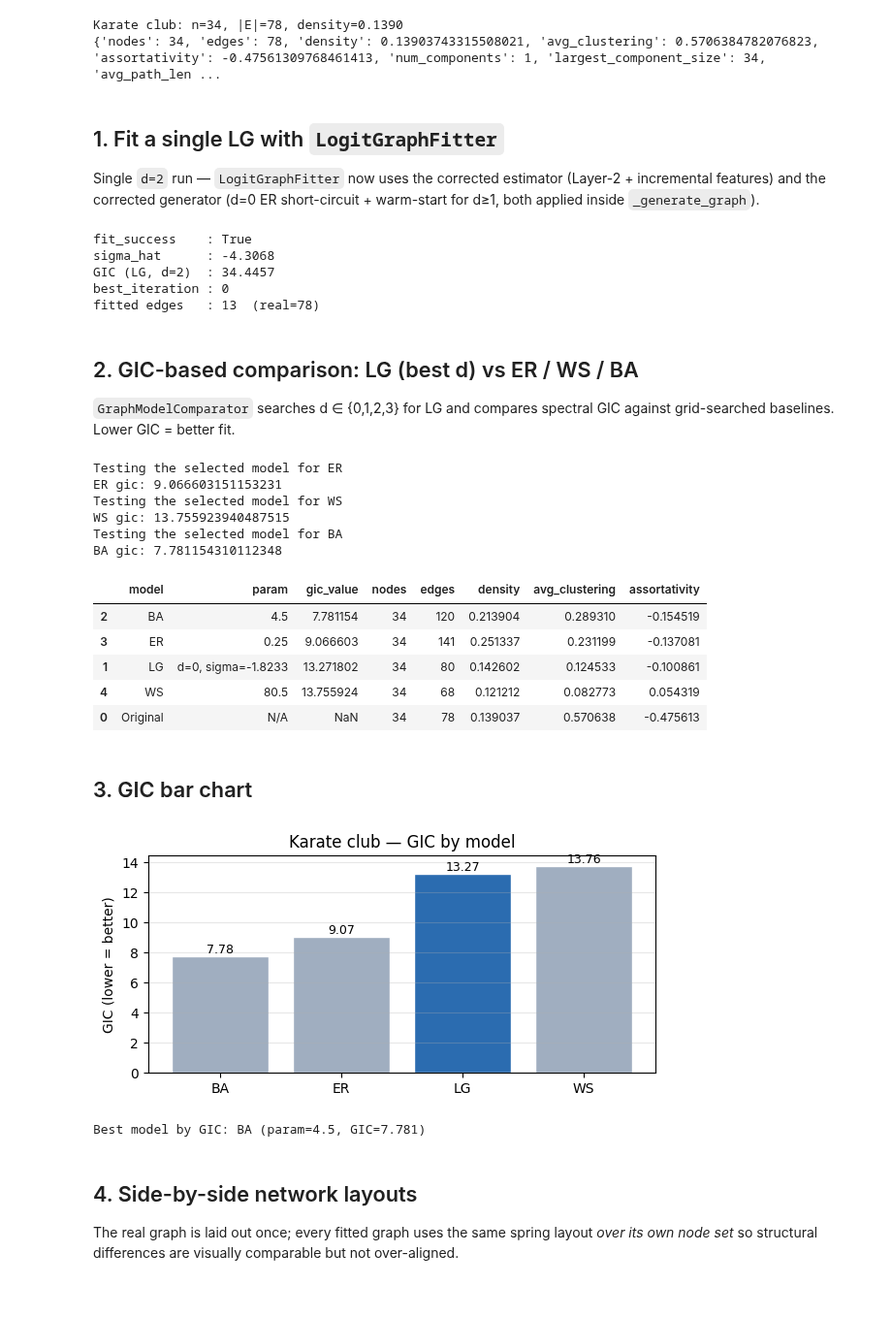
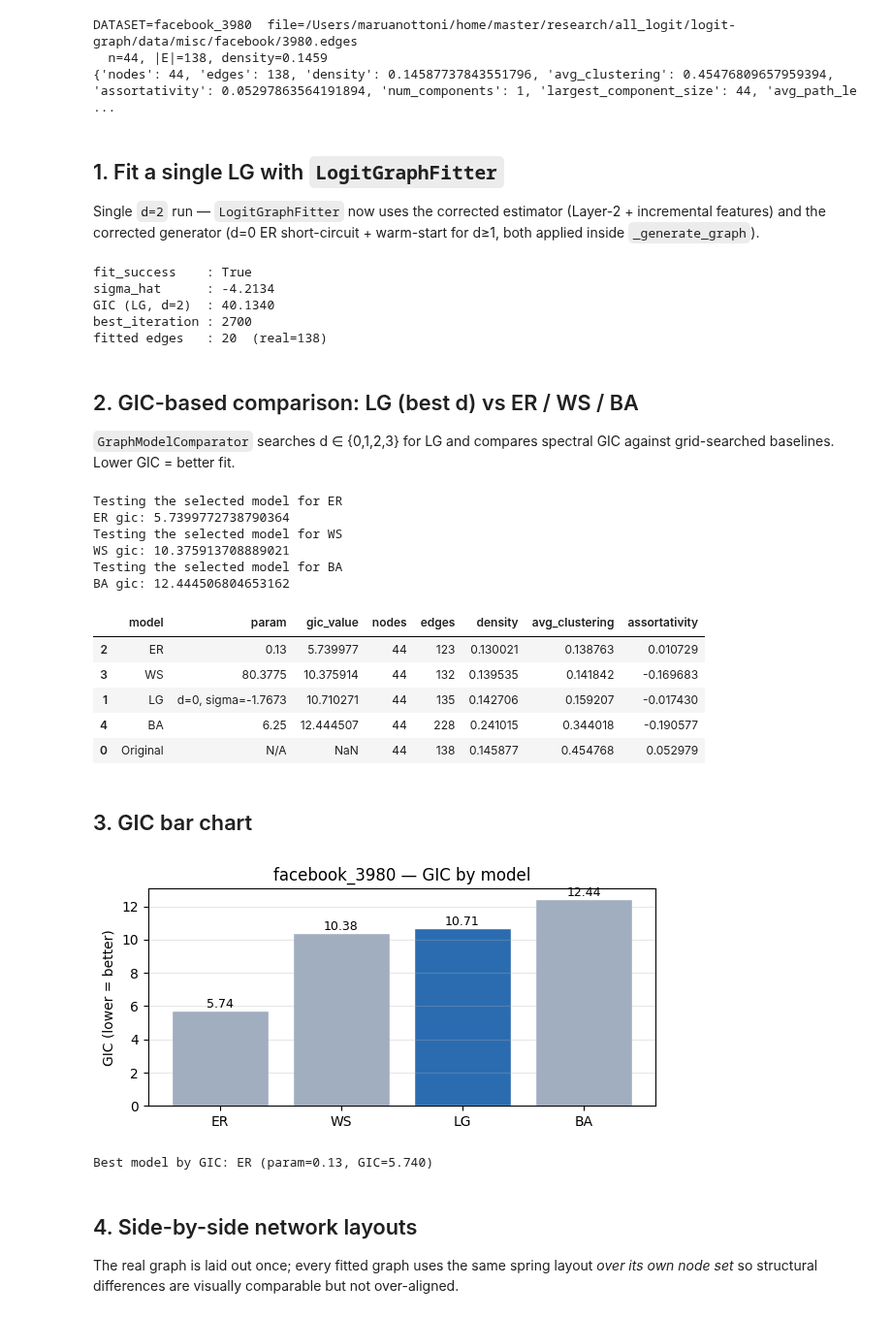
Before and after one commit to mbottoni/logit-graph, a Jupyter notebook: notebooks/refactors/1-fit-single-net.ipynb, the cells around one changed output. Shown at 97% size. Drawn from its saved outputs; the diff is of its cells as text; code cells hidden in the pictures.

```diff
--- a/notebooks/refactors/1-fit-single-net.ipynb
+++ b/notebooks/refactors/1-fit-single-net.ipynb
@@ -19,6 +27,7 @@ for v in ("OPENBLAS_NUM_THREADS", "OMP_NUM_THREADS", "MKL_NUM_THREADS"):
 import warnings
 warnings.filterwarnings("ignore", category=DeprecationWarning)
 
+from pathlib import Path
 import numpy as np
 import pandas as pd
 import matplotlib.pyplot as plt
@@ -34,13 +43,45 @@ from logit_graph.gic import GraphInformationCriterion
 SEED = 0
 np.random.seed(SEED)
 
-G_real = nx.karate_club_graph()
-print(f"Karate club: n={G_real.number_of_nodes()}, |E|={G_real.number_of_edges()}, "
-      f"density={nx.density(G_real):.4f}")
+# ---- DATASET selection ----------------------------------------------------
+# Change DATASET to any of the keys below to switch networks.
+DATA_ROOT = Path("..") / ".." / "data"
+DATASETS = {
+    "facebook_3980": DATA_ROOT / "misc" / "facebook" / "3980.edges",
+    "facebook_698":  DATA_ROOT / "misc" / "facebook" / "698.edges",
+    "facebook_414":  DATA_ROOT / "misc" / "facebook" / "414.edges",
+    "twitter_101859065": DATA_ROOT / "misc" / "twitter" / "101859065.edges",
+    "twitter_10146102":  DATA_ROOT / "misc" / "twitter" / "10146102.edges",
+    "twitch_ENGB": DATA_ROOT / "twitch" / "graphs_processed" / "ENGB_graph.edges",
+}
+DATASET = "facebook_3980"   # ← change me
+
+edge_path = DATASETS[DATASET].resolve()
+assert edge_path.is_file(), f"Missing dataset file: {edge_path}"
+
+def _load_edges(path: Path) -> nx.Graph:
+    G = nx.read_edgelist(path, nodetype=int)
+    G = nx.Graph(G)                     # ensure undirected, no parallel edges
+    G.remove_edges_from(nx.selfloop_edges(G))
+    if G.number_of_nodes() == 0:
+        raise ValueError(f"Empty graph loaded from {path}")
+    # Take the largest connected component so spectrum/path-length attributes are well-defined.
+    cc = max(nx.connected_components(G), key=len)
+    return G.subgraph(cc).copy()
+
+G_real = _load_edges(edge_path)
+G_real = nx.convert_node_labels_to_integers(G_real)
+
+print(f"DATASET={DATASET}  file={edge_path}")
+print(
+    f"  n={G_real.number_of_nodes()}, |E|={G_real.number_of_edges()}, "
+    f"density={nx.density(G_real):.4f}"
+)
 print(calculate_graph_attributes(G_real))
 # %% [output]
-Karate club: n=34, |E|=78, density=0.1390
-{'nodes': 34, 'edges': 78, 'density': 0.13903743315508021, 'avg_clustering': 0.5706384782076823, 'assortativity': -0.47561309768461413, 'num_components': 1, 'largest_component_size': 34, 'avg_path_len ...
+DATASET=facebook_3980  file=/Users/maruanottoni/home/master/research/all_logit/logit-graph/data/misc/facebook/3980.edges
+  n=44, |E|=138, density=0.1459
+{'nodes': 44, 'edges': 138, 'density': 0.14587737843551796, 'avg_clustering': 0.45476809657959394, 'assortativity': 0.05297863564191894, 'num_components': 1, 'largest_component_size': 44, 'avg_path_le ...
 # %% [markdown]
 ## 1. Fit a single LG with `LogitGraphFitter`
 
@@ -50,7 +91,7 @@ short-circuit + warm-start for d≥1, both applied inside `_generate_graph`).
 # %%
 fitter = LogitGraphFitter(
     d=2,
-    n_iteration=3000,
+    n_iteration=5000,
     patience=500,
     dist_type="KL",
     min_gic_threshold=5,
@@ -65,10 +106,10 @@ print(f"best_iteration : {fitter.metadata['best_iteration']}")
 print(f"fitted edges   : {fitter.metadata['fitted_edges']}  (real={G_real.number_of_edges()})")
 # %% [output]
 fit_success    : True
-sigma_hat      : -4.3068
-GIC (LG, d=2)  : 34.4457
-best_iteration : 0
-fitted edges   : 13  (real=78)
+sigma_hat      : -4.2134
+GIC (LG, d=2)  : 40.1340
+best_iteration : 2700
+fitted edges   : 20  (real=138)
 # %% [markdown]
 ## 2. GIC-based comparison: LG (best d) vs ER / WS / BA
 
@@ -78,7 +119,7 @@ spectral GIC against grid-searched baselines. Lower GIC = better fit.
 comparator = GraphModelComparator(
     d_list=[0, 1, 2, 3],
     lg_params={
-        "max_iterations": 3000,
+        "max_iterations": 5000,
         "patience": 500,
         "edge_delta": None,
         "min_gic_threshold": 5,
@@ -90,7 +131,7 @@ comparator = GraphModelComparator(
     verbose=False,
     other_models=["ER", "WS", "BA"],
     other_model_grid_points=5,
-).compare(original_graph=G_real, graph_filepath="karate_club")
+).compare(original_graph=G_real, graph_filepath=DATASET)
 
 summary = comparator.summary_df.copy()
 display_cols = [
@@ -100,39 +141,39 @@ display_cols = [
 summary[display_cols].sort_values("gic_value")
 # %% [output]
 Testing the selected model for ER
-ER gic: 9.066603151153231
+ER gic: 5.7399772738790364
 Testing the selected model for WS
-WS gic: 13.755923940487515
+WS gic: 10.375913708889021
 Testing the selected model for BA
-BA gic: 7.781154310112348
+BA gic: 12.444506804653162
 |  | model | param | gic_value | nodes | edges | density | avg_clustering | assortativity |
-| 2 | BA | 4.5 | 7.781154 | 34 | 120 | 0.213904 | 0.289310 | -0.154519 |
-| 3 | ER | 0.25 | 9.066603 | 34 | 141 | 0.251337 | 0.231199 | -0.137081 |
-| 1 | LG | d=0, sigma=-1.8233 | 13.271802 | 34 | 80 | 0.142602 | 0.124533 | -0.100861 |
-| 4 | WS | 80.5 | 13.755924 | 34 | 68 | 0.121212 | 0.082773 | 0.054319 |
-| 0 | Original | N/A | NaN | 34 | 78 | 0.139037 | 0.570638 | -0.475613 |
+| 2 | ER | 0.13 | 5.739977 | 44 | 123 | 0.130021 | 0.138763 | 0.010729 |
+| 3 | WS | 80.3775 | 10.375914 | 44 | 132 | 0.139535 | 0.141842 | -0.169683 |
+| 1 | LG | d=0, sigma=-1.7673 | 10.710271 | 44 | 135 | 0.142706 | 0.159207 | -0.017430 |
+| 4 | BA | 6.25 | 12.444507 | 44 | 228 | 0.241015 | 0.344018 | -0.190577 |
+| 0 | Original | N/A | NaN | 44 | 138 | 0.145877 | 0.454768 | 0.052979 |
 # %% [markdown]
 ## 3. GIC bar chart
 # %%
 scored = summary[summary["model"] != "Original"].dropna(subset=["gic_value"])
 scored = scored.sort_values("gic_value")
 
 fig, ax = plt.subplots(figsize=(6.0, 3.0))
 colors = ["#2b6cb0" if m == "LG" else "#a0aec0" for m in scored["model"]]
 ax.bar(scored["model"], scored["gic_value"], color=colors, edgecolor="white")
 for i, (m, v) in enumerate(zip(scored["model"], scored["gic_value"])):
     ax.text(i, v, f"{v:.2f}", ha="center", va="bottom", fontsize=9)
 ax.set_ylabel("GIC (lower = better)")
-ax.set_title("Karate club — GIC by model")
+ax.set_title(f"{DATASET} — GIC by model")
 ax.grid(axis="y", alpha=0.3)
 fig.tight_layout()
 plt.show()
 
 best = scored.iloc[0]
 print(f"Best model by GIC: {best['model']} (param={best['param']}, GIC={best['gic_value']:.3f})")
 # %% [output]
-[figure, old version]
+[figure, new version]
-Best model by GIC: BA (param=4.5, GIC=7.781)
+Best model by GIC: ER (param=0.13, GIC=5.740)
 # %% [markdown]
 ## 4. Side-by-side network layouts
 
```
Also changed, not shown: parts of 4 cells of this notebook.
